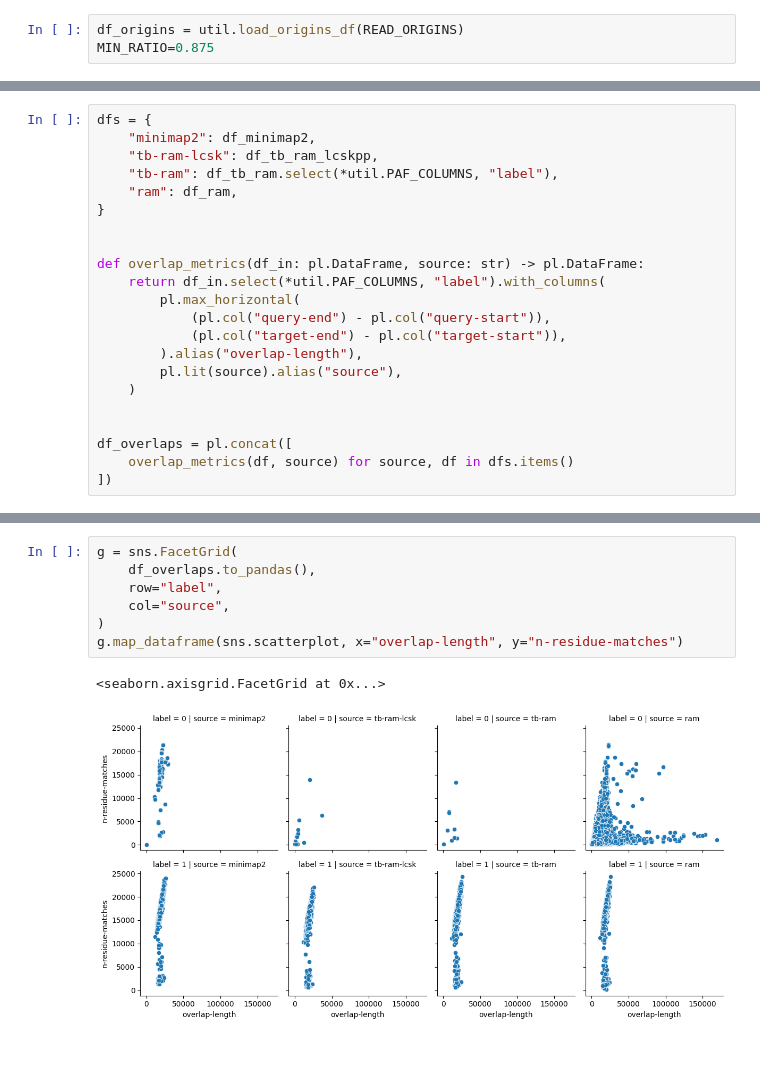
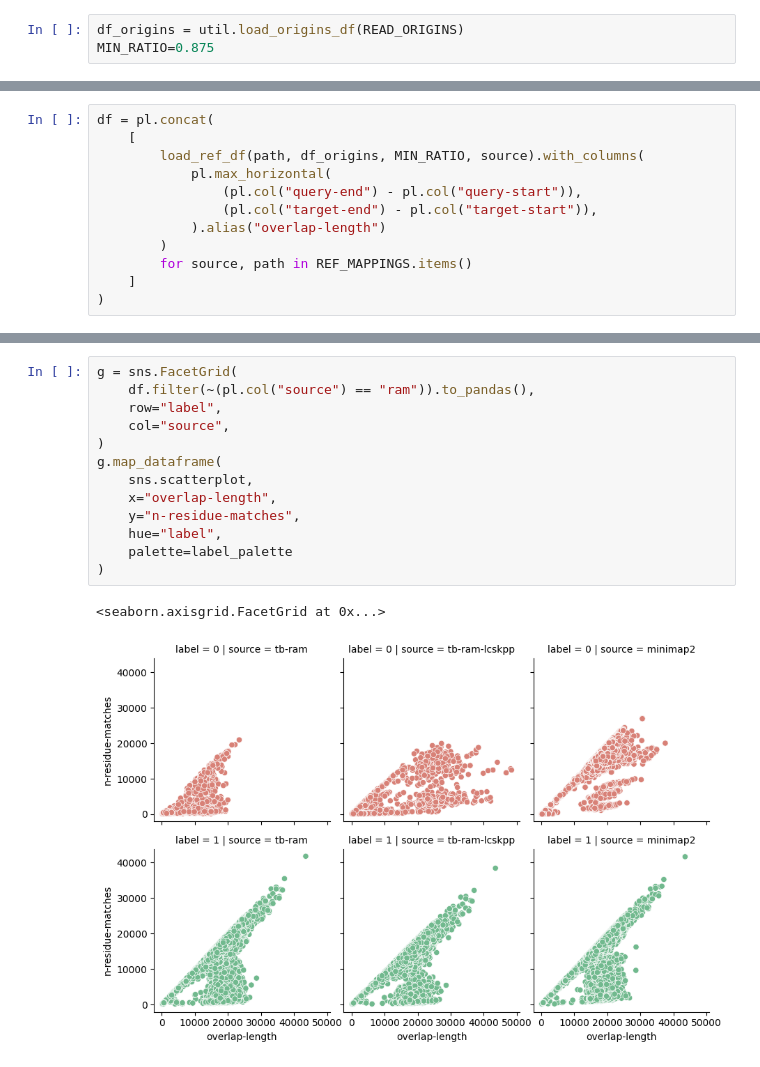
Before and after one commit to tbrekalo/tb-ram, a Jupyter notebook: scripts/notebooks/ram-eval.ipynb, the cells around one changed output, grey strips where cells are left out. Saved outputs shown, nothing was run; the diff lists cells and outputs as text.

```diff
--- a/scripts/notebooks/ram-eval.ipynb
+++ b/scripts/notebooks/ram-eval.ipynb
@@ -92,22 +49,12 @@ tb-ram-lcskpp: shape: (2, 1)
 # %%
-dfs = {
-    "minimap2": df_minimap2,
-    "tb-ram-lcsk": df_tb_ram_lcskpp,
-    "tb-ram": df_tb_ram.select(*util.PAF_COLUMNS, "label"),
-    "ram": df_ram,
-}
-
-
-def overlap_metrics(df_in: pl.DataFrame, source: str) -> pl.DataFrame:
-    return df_in.select(*util.PAF_COLUMNS, "label").with_columns(
-        pl.max_horizontal(
-            (pl.col("query-end") - pl.col("query-start")),
-            (pl.col("target-end") - pl.col("target-start")),
-        ).alias("overlap-length"),
-        pl.lit(source).alias("source"),
-    )
-
-
-df_overlaps = pl.concat([
-    overlap_metrics(df, source) for source, df in dfs.items()
-])
+df = pl.concat(
+    [
+        load_ref_df(path, df_origins, MIN_RATIO, source).with_columns(
+            pl.max_horizontal(
+                (pl.col("query-end") - pl.col("query-start")),
+                (pl.col("target-end") - pl.col("target-start")),
+            ).alias("overlap-length")
+        )
+        for source, path in REF_MAPPINGS.items()
+    ]
+)
@@ -135,10 +133,16 @@ shape: (8, 8)
 # %%
 g = sns.FacetGrid(
-    df_overlaps.to_pandas(),
+    df.filter(~(pl.col("source") == "ram")).to_pandas(),
     row="label",
     col="source",
 )
-g.map_dataframe(sns.scatterplot, x="overlap-length", y="n-residue-matches")
+g.map_dataframe(
+    sns.scatterplot,
+    x="overlap-length",
+    y="n-residue-matches",
+    hue="label",
+    palette=label_palette
+)
 # %% [output]
 <seaborn.axisgrid.FacetGrid at 0x...>
-[figure, old version]
+[figure, new version]
```
Also changed, not shown: parts of 14 cells of this notebook.
